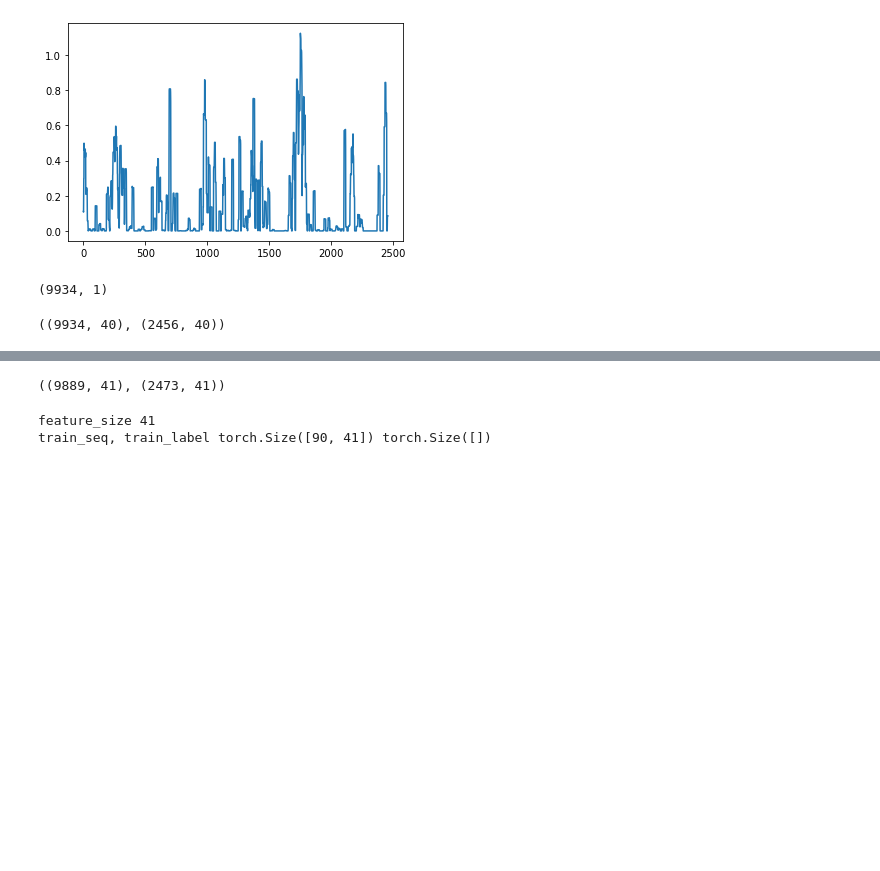
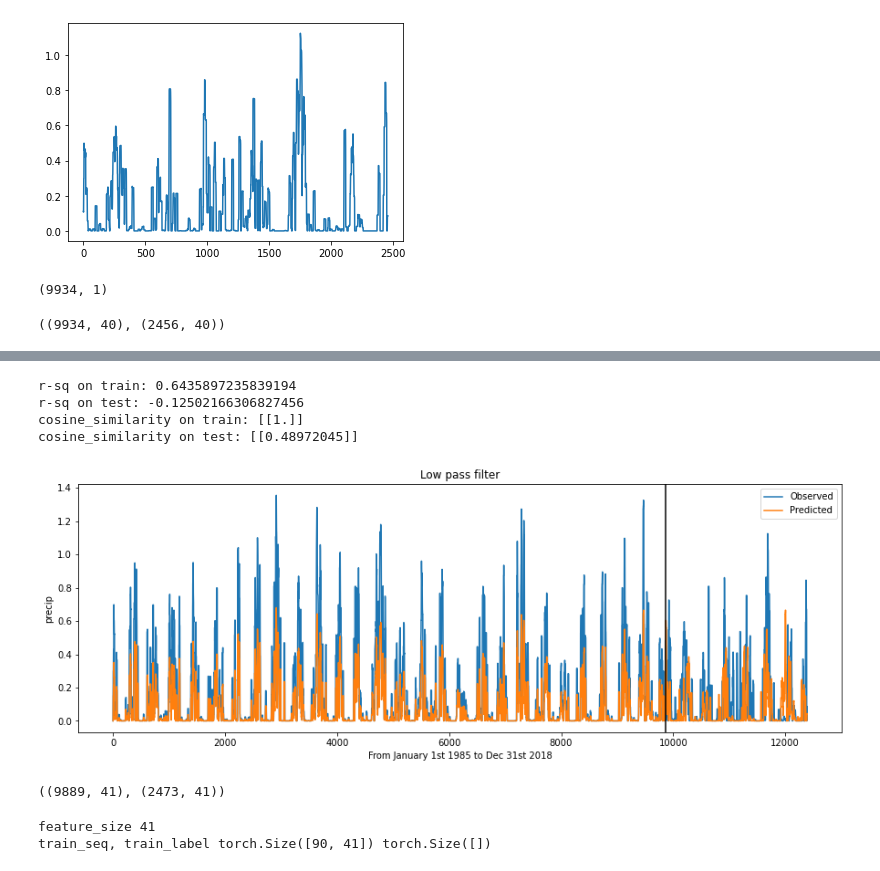
Before and after one commit to Willett-Group/transformer, a Jupyter notebook: Precip_Experiments_loss.ipynb, the cells around one changed output, grey strips where cells are left out. Cells and saved outputs as stored; diff of their text form; code cells hidden in the pictures; blank space fills up the shorter version.

```diff
--- a/Precip_Experiments_loss.ipynb
+++ b/Precip_Experiments_loss.ipynb
@@ -108,3 +172,22 @@ y_total = np.concatenate((y_train,y_test),axis=0)
+# %%
+print('r-sq on train:', r2_score(y_total[:9855], res[:9855]))
+print('r-sq on test:', r2_score(y_total[9855:],  res[9855:]))
+print('cosine_similarity on train:', cosine_similarity(y_total[:9855].reshape((1,-1)), res[:9855].reshape((1,-1))))
+print('cosine_similarity on test:', cosine_similarity(y_total[9855:].reshape((1,-1)),  res[9855:].reshape((1,-1))))
+plt.figure(figsize=(15,5))
+plt.plot(y_total,label='Observed')
+plt.plot(res,label='Predicted')
+plt.legend()
+plt.xlabel('From January 1st 1985 to Dec 31st 2018')
+plt.ylabel('precip')
+plt.title('Low pass filter')
+plt.axvline(x=9855,c='black');
+# %% [output]
+r-sq on train: 0.6435897235839194
+r-sq on test: -0.12502166306827456
+cosine_similarity on train: [[1.]]
+cosine_similarity on test: [[0.48972045]]
+[figure, added]
 # %%
 data_total = np.concatenate((X_total[28:],y_total[:-28]),axis=1)
 # %%
```
Also changed, not shown: parts of 6 cells of this notebook.
